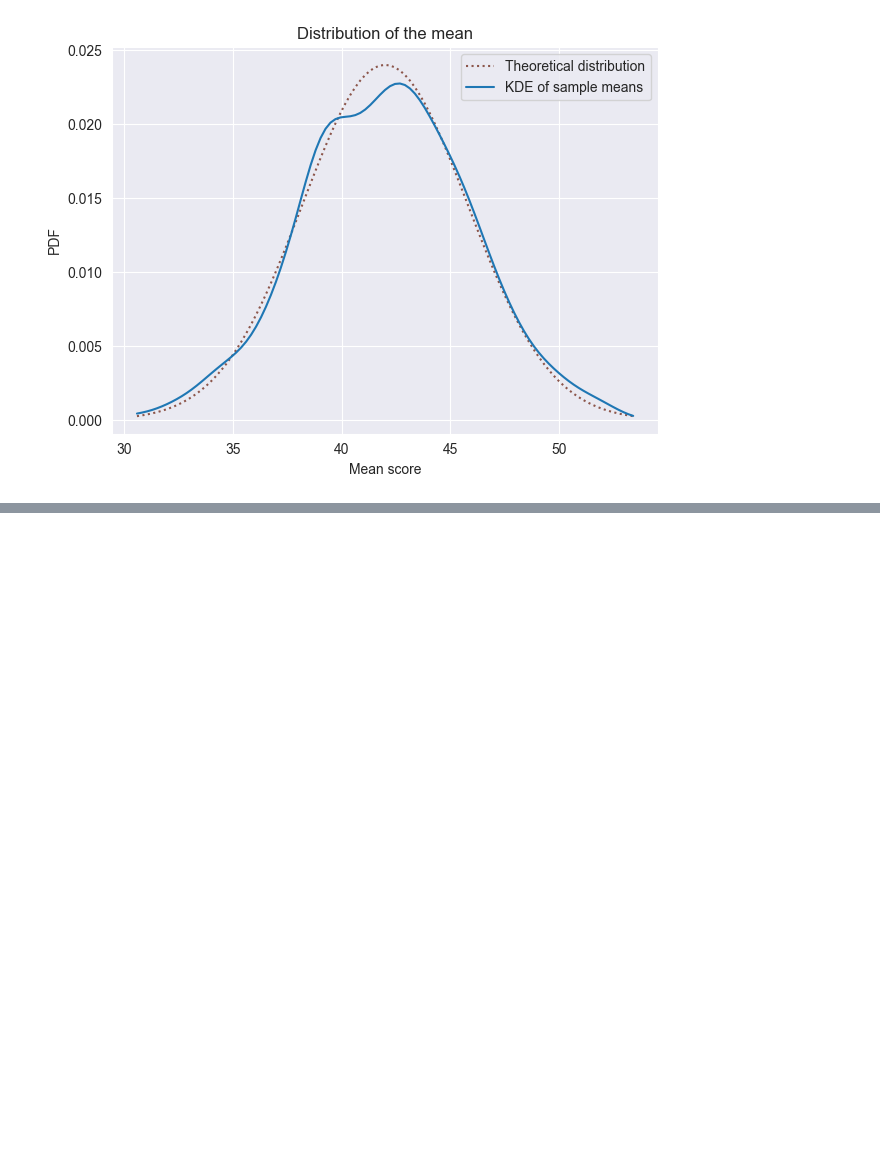
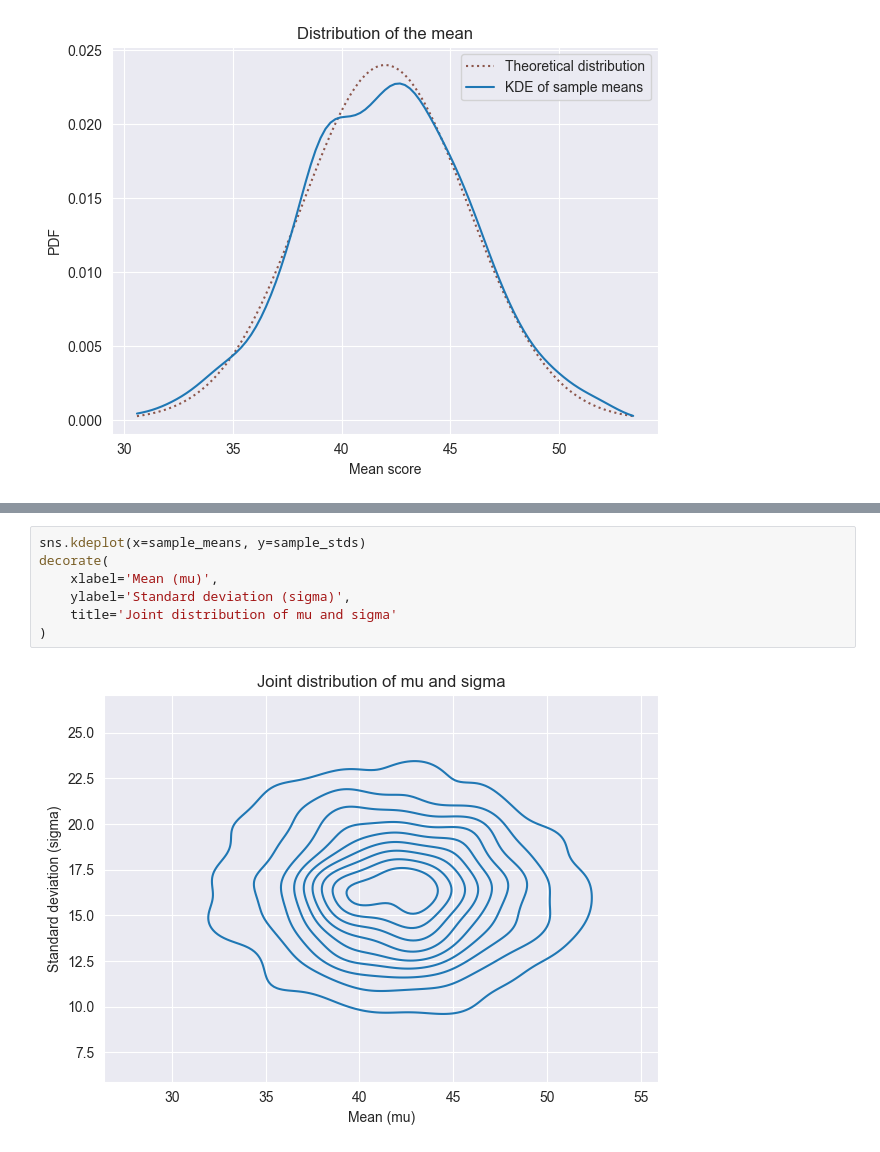
Before and after one commit to Xupeiyi/think-bayes, a Jupyter notebook: chapter13.ipynb, the cells around one changed output, grey strips where cells are left out. Drawn from its saved outputs; the diff is of its cells as text; blank space fills up the shorter version.

```diff
--- a/chapter13.ipynb
+++ b/chapter13.ipynb
@@ -368,0 +403,9 @@ decorate(
+# %%
+sns.kdeplot(x=sample_means, y=sample_stds)
+decorate(
+    xlabel='Mean (mu)',
+    ylabel='Standard deviation (sigma)',
+    title='Joint distribution of mu and sigma'
+)
+# %% [output]
+[figure, added]
```
Also changed, not shown: parts of 3 cells of this notebook.
